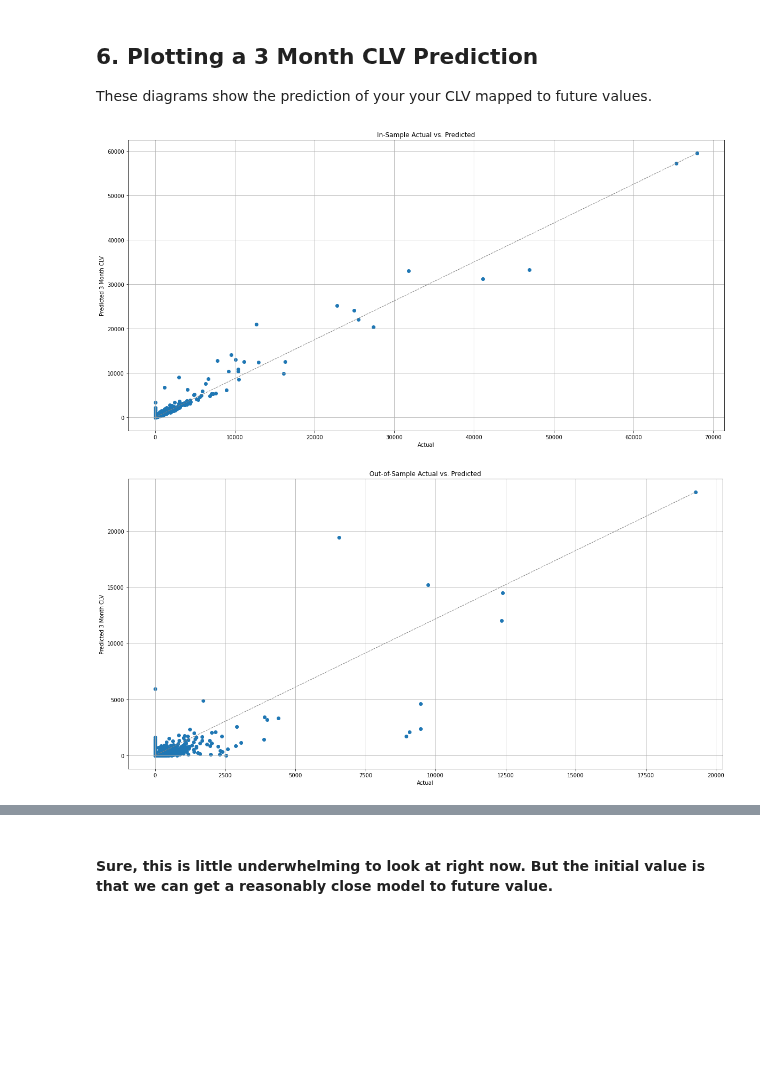
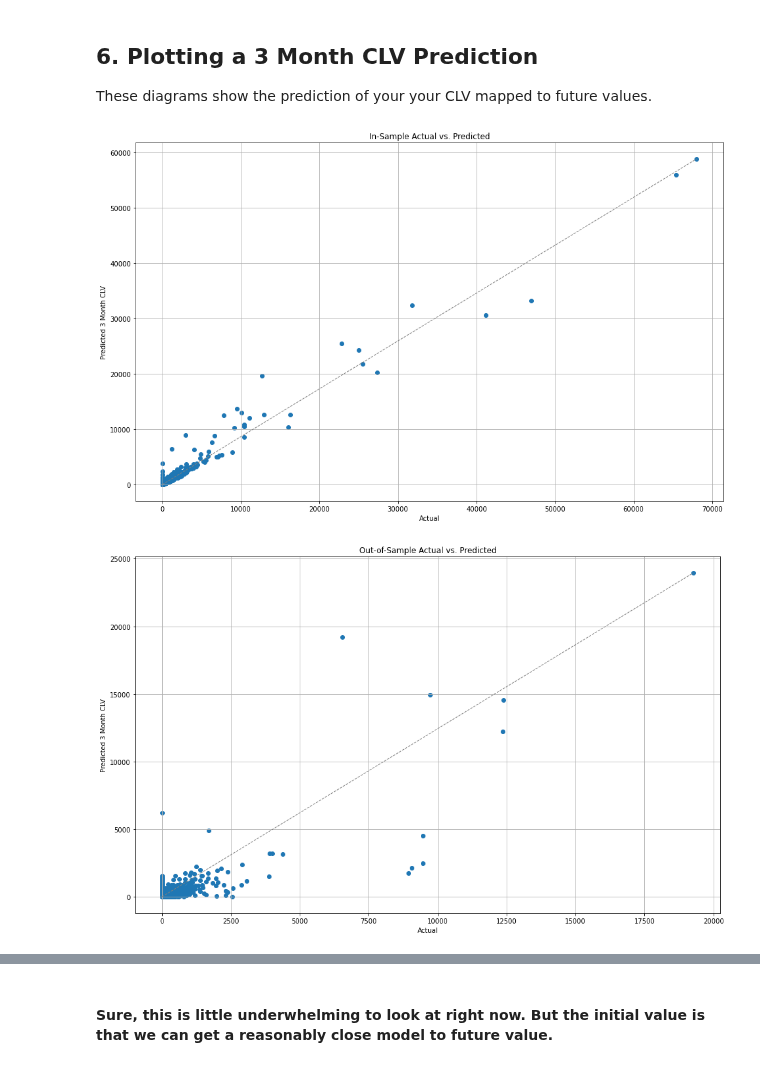
Before and after one commit to reediredale/institute-of-data, a Jupyter notebook: projects/Project-2-Predicting-CLV/Reject Shop CLV 3 Month Prediction.ipynb, the cells around one changed output, grey strips where cells are left out. Saved outputs shown, nothing was run; the diff lists cells and outputs as text; code cells hidden in the pictures; blank space fills up the shorter version.

```diff
--- a/projects/Project-2-Predicting-CLV/Reject Shop CLV 3 Month Prediction.ipynb
+++ b/projects/Project-2-Predicting-CLV/Reject Shop CLV 3 Month Prediction.ipynb
@@ -705,19 +700,21 @@ results_df['R2 Square'].plot(kind='barh', figsize=(12, 8))
 
 These diagrams show the prediction of your your CLV mapped to future values.
 # %%
-plt.figure(figsize=(20,10))
+    plt.figure(figsize=(16,10))
 
-plt.scatter(y_train, train_pred)
-plt.plot([0, max(y_train)], [0, max(train_pred)], color='gray', lw=1, linestyle='--')
-plt.xlabel('Actual')
-plt.ylabel('Predicted 3 Month CLV')
-plt.title('In-Sample Actual vs. Predicted')
-plt.grid()
-plt.show()
+    plt.scatter(y_train, train_pred)
+    plt.plot([0, max(y_train)], [0, max(train_pred)], color='gray', lw=1, linestyle='--')
+    plt.xlabel('Actual')
+    plt.ylabel('Predicted 3 Month CLV')
+    plt.title('In-Sample Actual vs. Predicted')
+    plt.grid()
+    plt.savefig('actual_vs_predicted.png')
+    plt.show()
 # %% [output]
-[figure, old version]
+[figure, new version]
 # %%
-plt.figure(figsize=(20,10))
+
+plt.figure(figsize=(16,10))
 
 plt.scatter(y_test, test_pred)
 plt.plot([0, max(y_test)], [0, max(test_pred)], color='gray', lw=1, linestyle='--')
@@ -726,10 +723,10 @@ plt.xlabel('Actual')
 plt.ylabel('Predicted 3 Month CLV')
 plt.title('Out-of-Sample Actual vs. Predicted')
 plt.grid()
-
+plt.savefig('actual_vs_predicted_out_sample.png')
 plt.show()
 # %% [output]
-[figure, old version]
+[figure, new version]
 # %%
 # plt.figure(figsize=(20,10))
 
```
Also changed, not shown: parts of 8 cells of this notebook, 9 other files.
